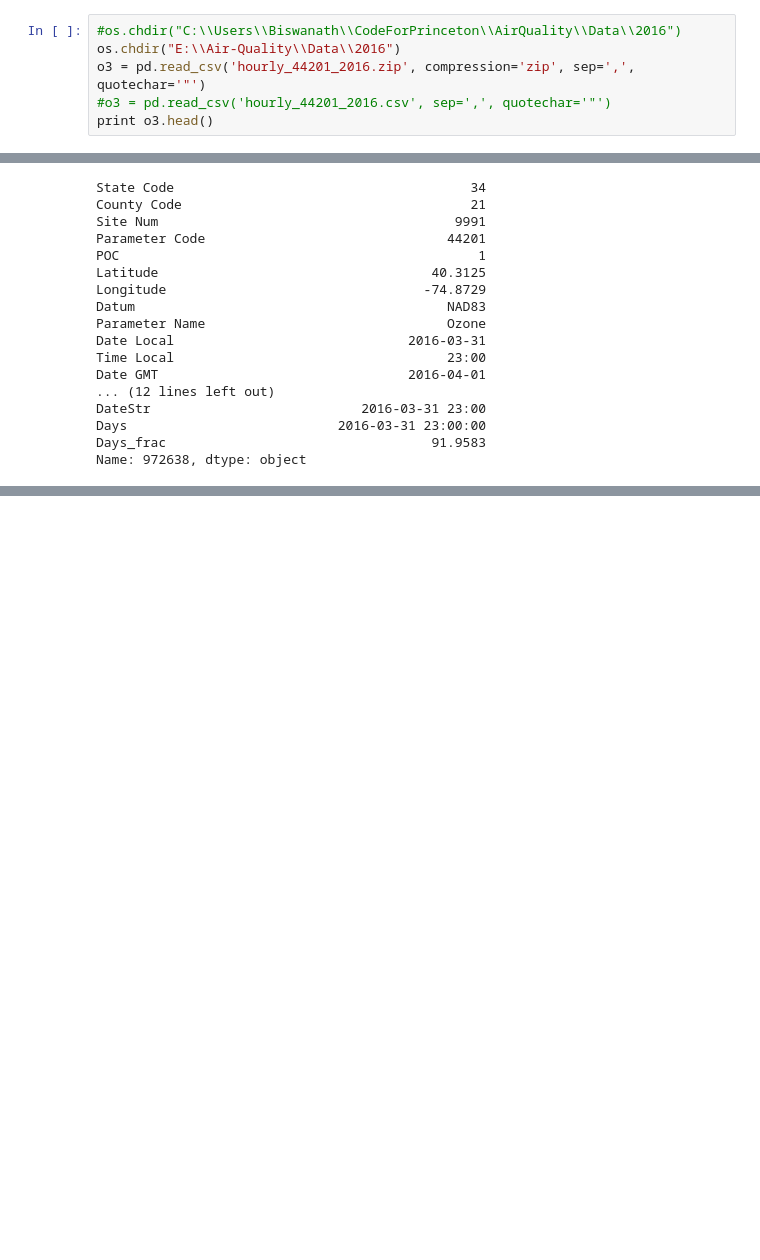
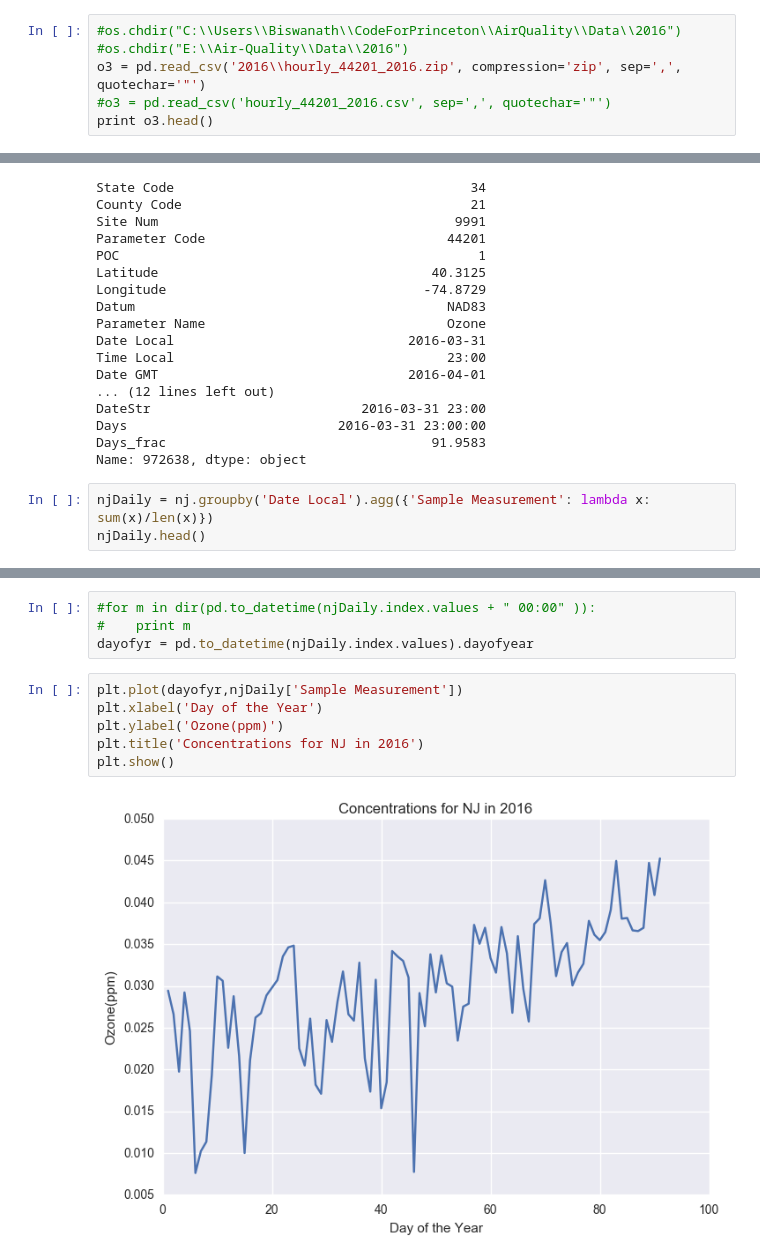
Before and after one commit to codeforprinceton/airquality, a Jupyter notebook: Data/RdOzone.ipynb, the cells around one changed output, grey strips where cells are left out. Cells and saved outputs as stored; diff of their text form; blank space fills up the shorter version.

Commit message:
Daily 24 hr avg Ozone concentration plots

```diff
--- a/Data/RdOzone.ipynb
+++ b/Data/RdOzone.ipynb
@@ -9,8 +10,8 @@ print pd.__version__
 0.18.1
 # %%
 #os.chdir("C:\\Users\\Biswanath\\CodeForPrinceton\\AirQuality\\Data\\2016")
-os.chdir("E:\\Air-Quality\\Data\\2016")
-o3 = pd.read_csv('hourly_44201_2016.zip', compression='zip', sep=',', quotechar='"')
+#os.chdir("E:\\Air-Quality\\Data\\2016")
+o3 = pd.read_csv('2016\\hourly_44201_2016.zip', compression='zip', sep=',', quotechar='"')
 #o3 = pd.read_csv('hourly_44201_2016.csv', sep=',', quotechar='"')
 print o3.head()
 # %% [output]
@@ -179,3 +180,6 @@ DateStr                           2016-03-31 23:00
 Days                           2016-03-31 23:00:00
 Days_frac                                  91.9583
 Name: 972638, dtype: object
+# %%
+njDaily = nj.groupby('Date Local').agg({'Sample Measurement': lambda x: sum(x)/len(x)})
+njDaily.head()
@@ -181,0 +194,12 @@ Name: 972638, dtype: object
+# %%
+#for m in dir(pd.to_datetime(njDaily.index.values + " 00:00" )):
+#    print m
+dayofyr = pd.to_datetime(njDaily.index.values).dayofyear
+# %%
+plt.plot(dayofyr,njDaily['Sample Measurement'])
+plt.xlabel('Day of the Year')
+plt.ylabel('Ozone(ppm)')
+plt.title('Concentrations for NJ in 2016')
+plt.show()
+# %% [output]
+[figure, added]
```
Also changed, not shown: parts of 5 cells of this notebook.
